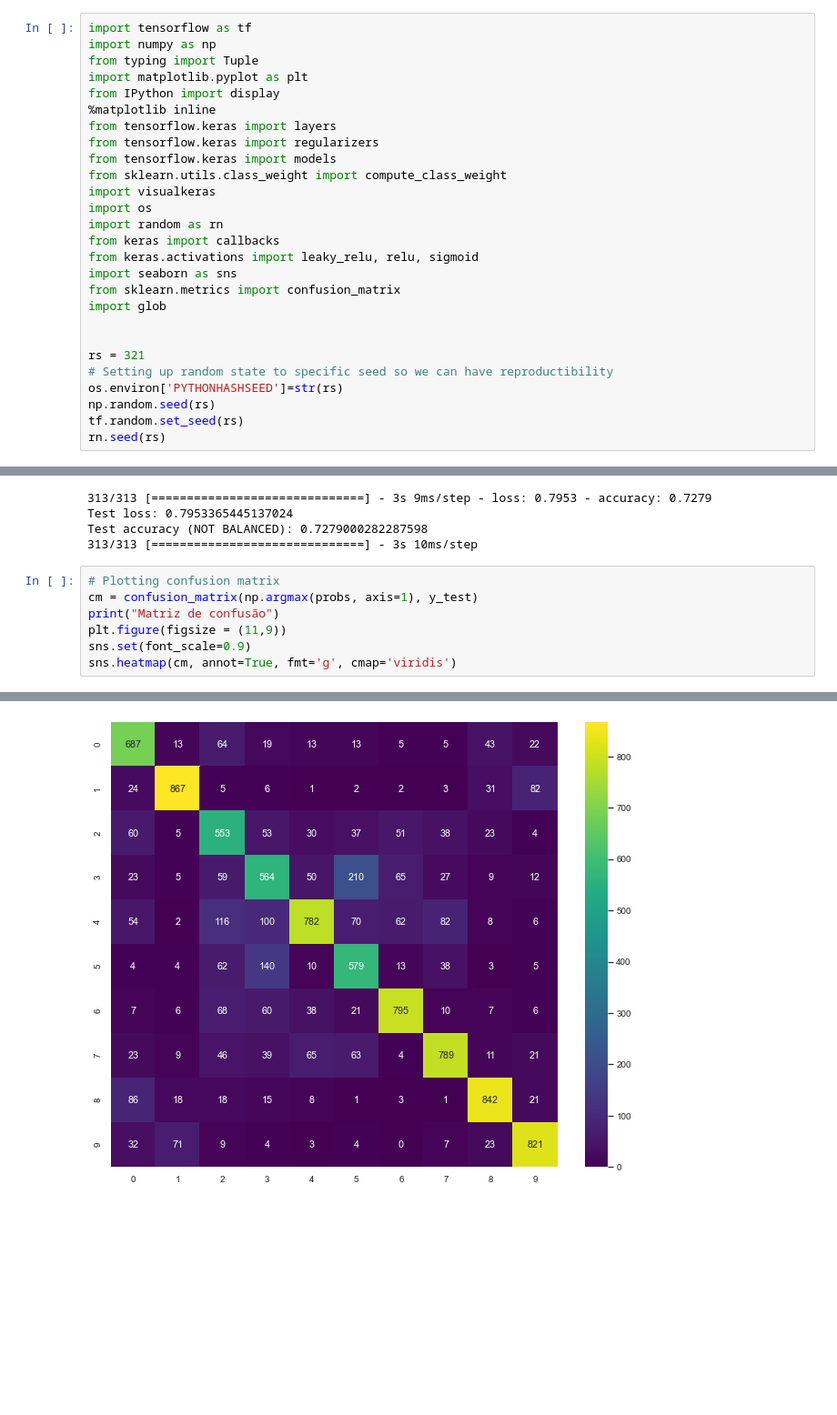
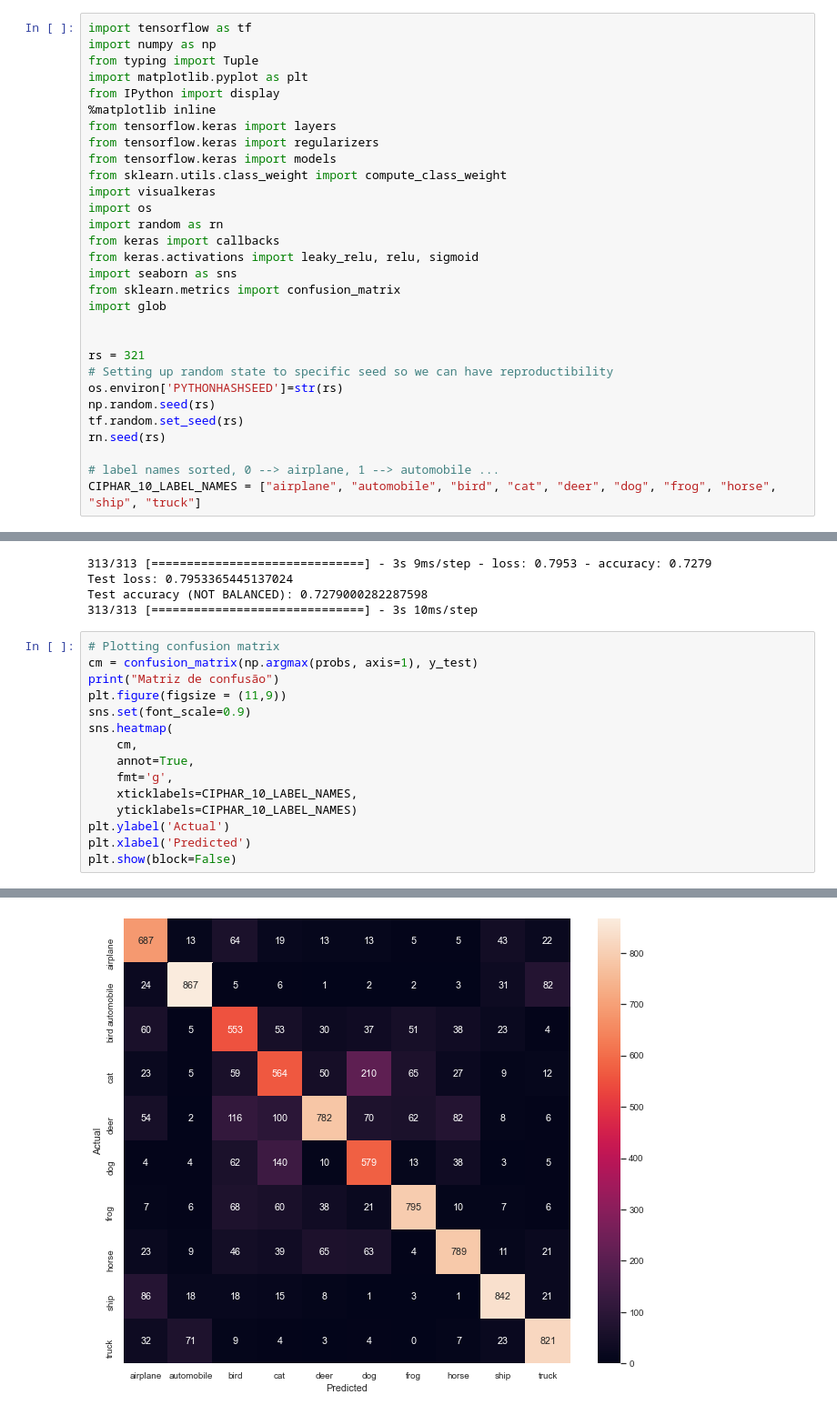
Before and after one commit to kroncatti/complex-data-mining, a Jupyter notebook: inf-0618-deep-learning/assign1_cnn.ipynb, the cells around one changed output, grey strips where cells are left out. Shown at 91% size. Saved outputs shown, nothing was run; the diff lists cells and outputs as text; blank space fills up the shorter version.

Commit message:
adding confusion matrices with labels

```diff
--- a/inf-0618-deep-learning/assign1_cnn.ipynb
+++ b/inf-0618-deep-learning/assign1_cnn.ipynb
@@ -43,6 +43,9 @@ os.environ['PYTHONHASHSEED']=str(rs)
 np.random.seed(rs)
 tf.random.set_seed(rs)
 rn.seed(rs)
+
+# label names sorted, 0 --> airplane, 1 --> automobile ...
+CIPHAR_10_LABEL_NAMES = ["airplane", "automobile", "bird", "cat", "deer", "dog", "frog", "horse", "ship", "truck"]
 # %%
 # Loading train and test set
 (x_train , y_train), (x_test , y_test) = tf.keras.datasets.cifar10.load_data()
@@ -939,6 +942,14 @@ cm = confusion_matrix(np.argmax(probs, axis=1), y_test)
 print("Matriz de confusão")
 plt.figure(figsize = (11,9))
 sns.set(font_scale=0.9)
-sns.heatmap(cm, annot=True, fmt='g', cmap='viridis')
+sns.heatmap(
+    cm,
+    annot=True,
+    fmt='g',
+    xticklabels=CIPHAR_10_LABEL_NAMES,
+    yticklabels=CIPHAR_10_LABEL_NAMES)
+plt.ylabel('Actual')
+plt.xlabel('Predicted')
+plt.show(block=False)
 # %% [output]
 Matriz de confusão
@@ -946 +956 @@ Matriz de confusão
-[figure, old version]
+[figure, new version]
```
Also changed, not shown: parts of 3 cells of this notebook.
